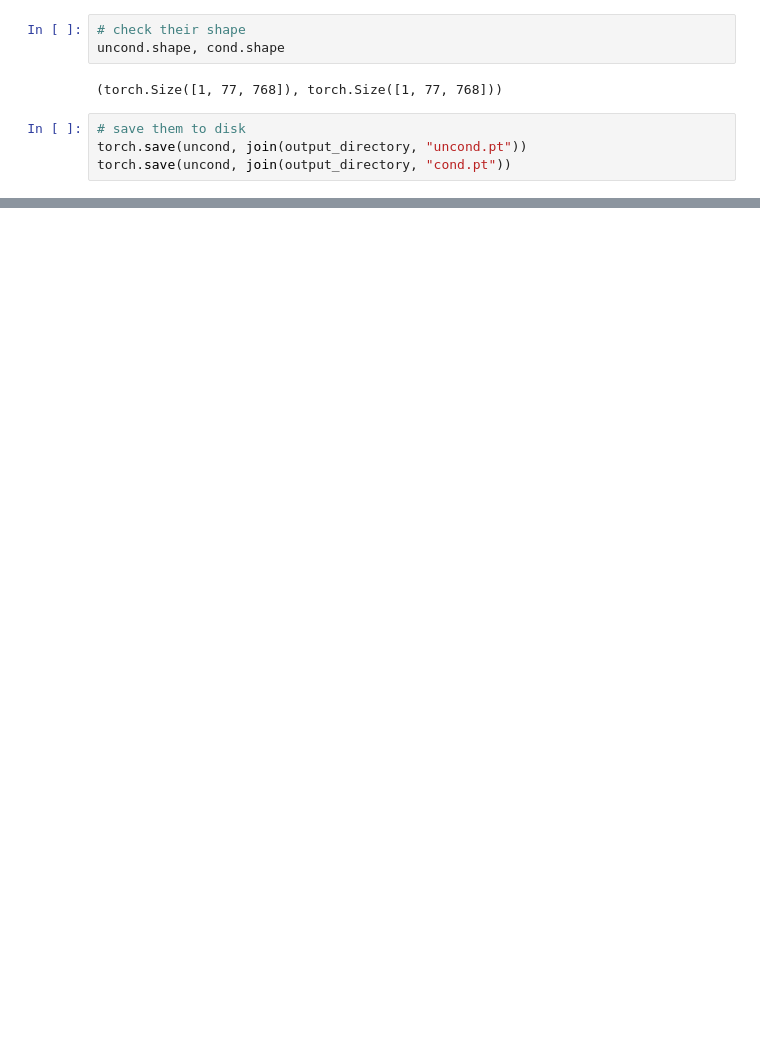
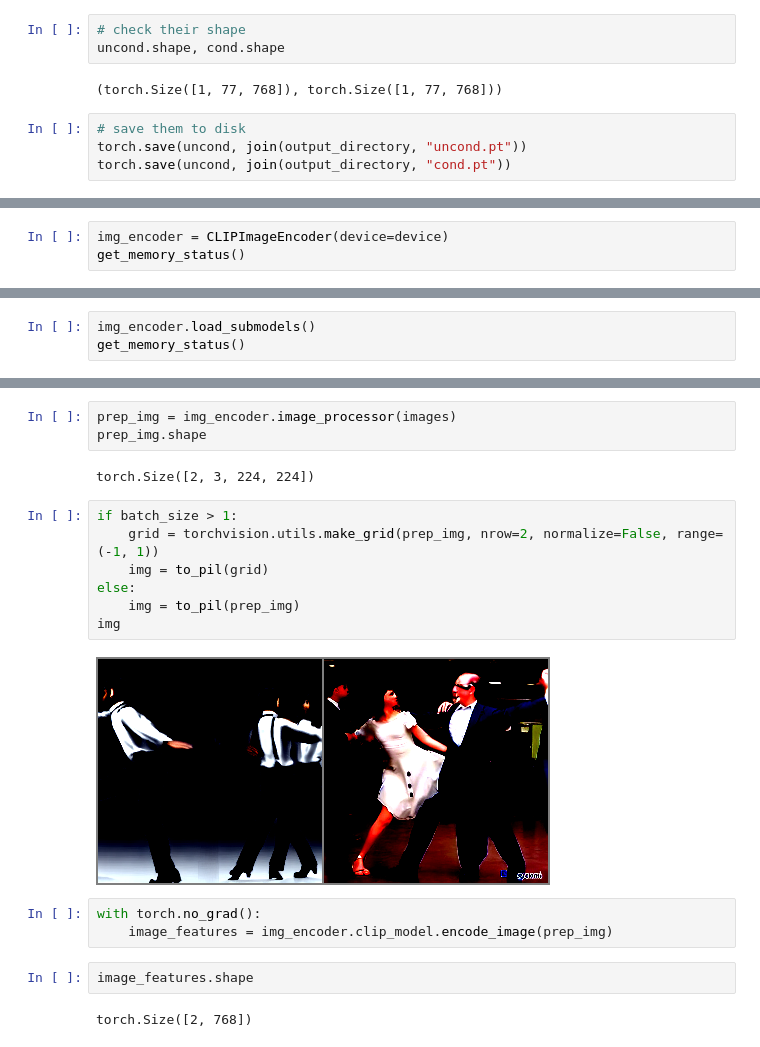
Before and after one commit to kk-digital/kcg-ml-sd1p4, a Jupyter notebook: clip_image_encoder.ipynb, the cells around one changed output, grey strips where cells are left out. Cells and saved outputs as stored; diff of their text form; blank space fills up the shorter version.

Commit message:
added a CLIPImageEncoder class

```diff
--- a/clip_image_encoder.ipynb
+++ b/clip_image_encoder.ipynb
@@ -109,0 +129,3 @@ to_pil(grid)
+# %%
+img_encoder = CLIPImageEncoder(device=device)
+get_memory_status()
@@ -109,0 +137,3 @@ to_pil(grid)
+# %%
+img_encoder.load_submodels()
+get_memory_status()
@@ -109,0 +184,21 @@ to_pil(grid)
+# %%
+prep_img = img_encoder.image_processor(images)
+prep_img.shape
+# %% [output]
+torch.Size([2, 3, 224, 224])
+# %%
+if batch_size > 1:
+    grid = torchvision.utils.make_grid(prep_img, nrow=2, normalize=False, range=(-1, 1))
+    img = to_pil(grid)
+else:
+    img = to_pil(prep_img)
+img
+# %% [output]
+[figure, added]
+# %%
+with torch.no_grad():
+    image_features = img_encoder.clip_model.encode_image(prep_img)
+# %%
+image_features.shape
+# %% [output]
+torch.Size([2, 768])
```
Also changed, not shown: parts of 18 cells of this notebook, 3 other files.
